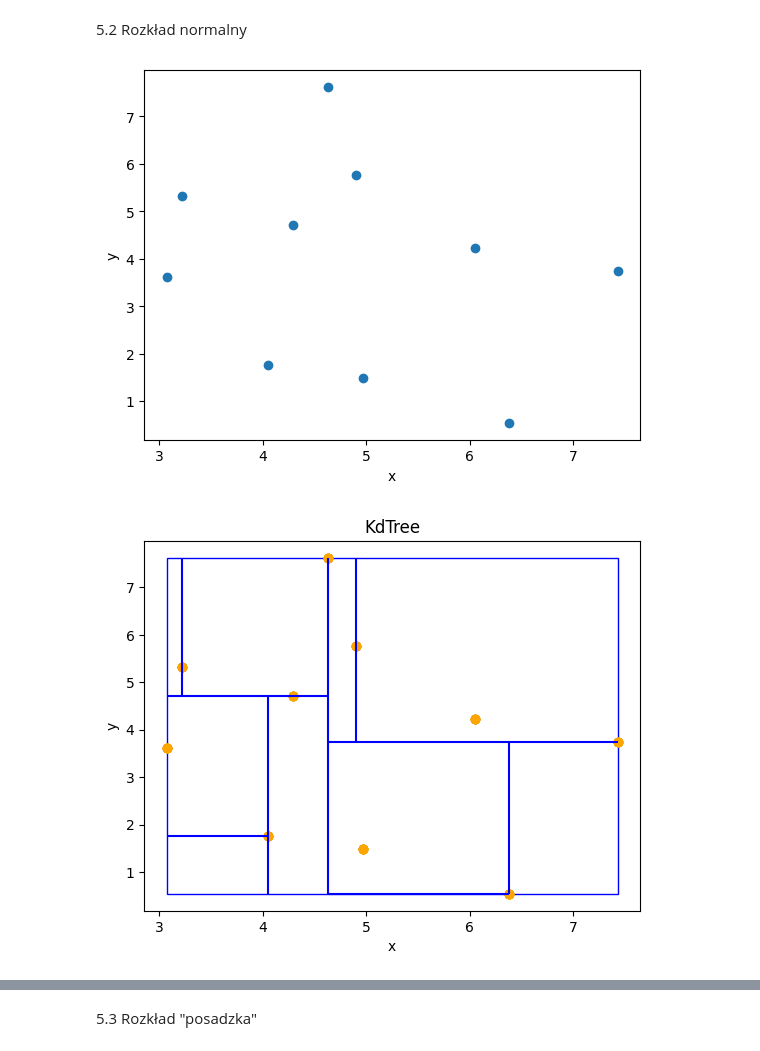
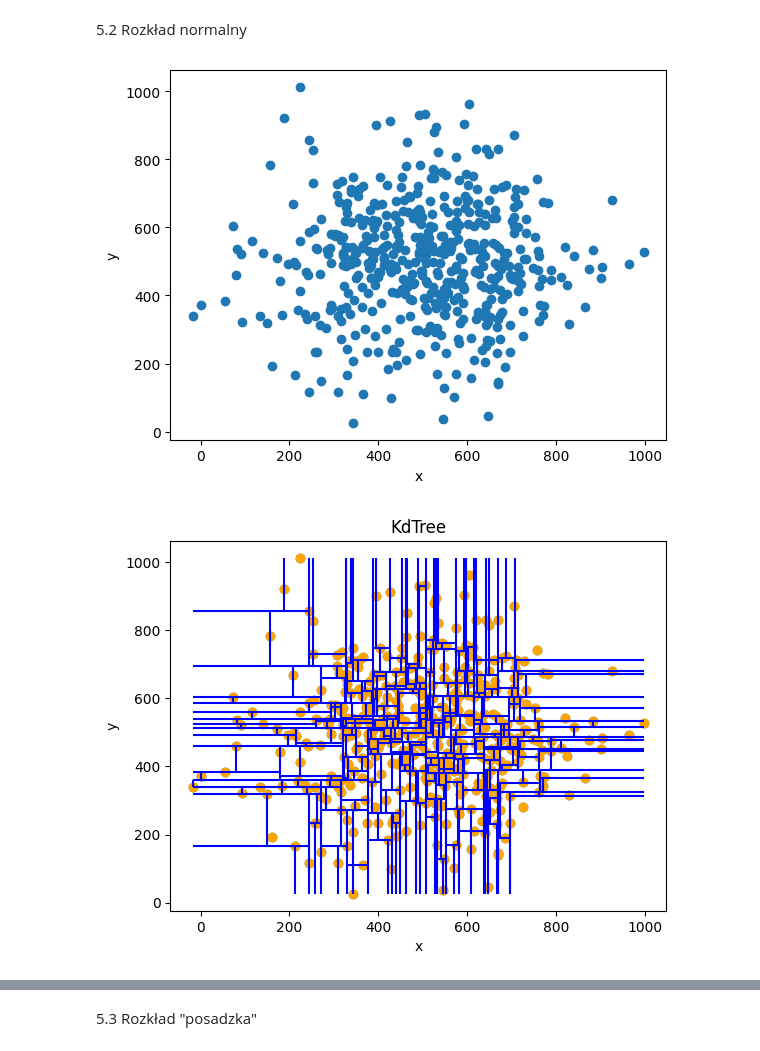
Before and after one commit to WerWojtas/QuadTree_and_KdTree, a Jupyter notebook: Comparison.ipynb, the cells around one changed output, grey strips where cells are left out. Saved outputs shown, nothing was run; the diff lists cells and outputs as text; code cells hidden in the pictures.

Commit message:
Visualization

```diff
--- a/Comparison.ipynb
+++ b/Comparison.ipynb
@@ -457,17 +462,17 @@ maxcap_graph(df_maxcap)
 ## 5. Wizualizacja powyższych zbiorów, oraz siatki.
 # %%
 import matplotlib.pyplot as plt
-q_norm = 10
-q_grid = (4,4)
-q_clust = 5
-q_out = (10, 2)
-q_cross = (5,5)
+q_norm = 500
+q_grid = (22,22)
+q_clust = 165
+q_out = (490, 10)
+q_cross = (250,250)
 def generate_visualization(func, quantity, shape):
     vis_points = Visualizer()
     points = func(quantity,shape)
     vis_points.add_point(points)
-    vis_KD = KdTree_visualizer(points, points_in_node=1)
-    vis_QT = QuadTree_visualizer(points, points_in_node=1)
+    vis_KD = KdTree_visualizer(points, points_in_node=False, visualize_gif=False)
+    vis_QT = QuadTree_visualizer(points, points_in_node=False, visualize_gif=False)
     vis_points.show()
     vis_KD.vis.show()
     vis_QT.vis.show()
@@ -482,7 +487,7 @@ generate_visualization(cg.uniform_distribution, q_norm, Rectangle(Point([0,0]),
 # %% [markdown]
 5.2 Rozkład normalny
 # %%
-generate_visualization(cg.normal_distribution, q_norm, Rectangle(Point([0,0]), Point([10,10])))
+generate_visualization(cg.normal_distribution, q_norm, Rectangle(Point([0,0]), Point([1000,1000])))
 # %% [output]
-[figure, old version]
+[figure, new version]
-[figure, old version]
+[figure, new version]
```
Also changed, not shown: parts of 8 cells of this notebook, 2 other files.
